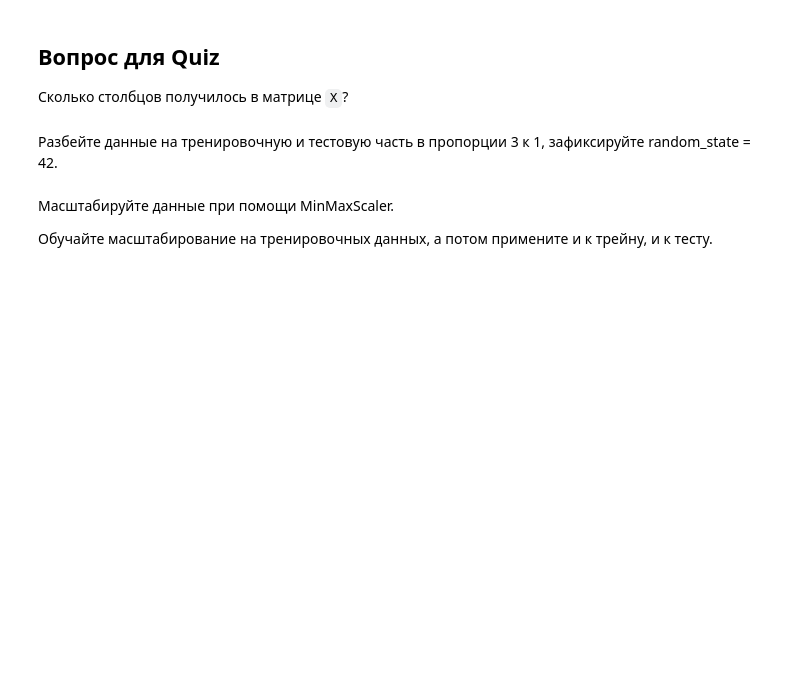
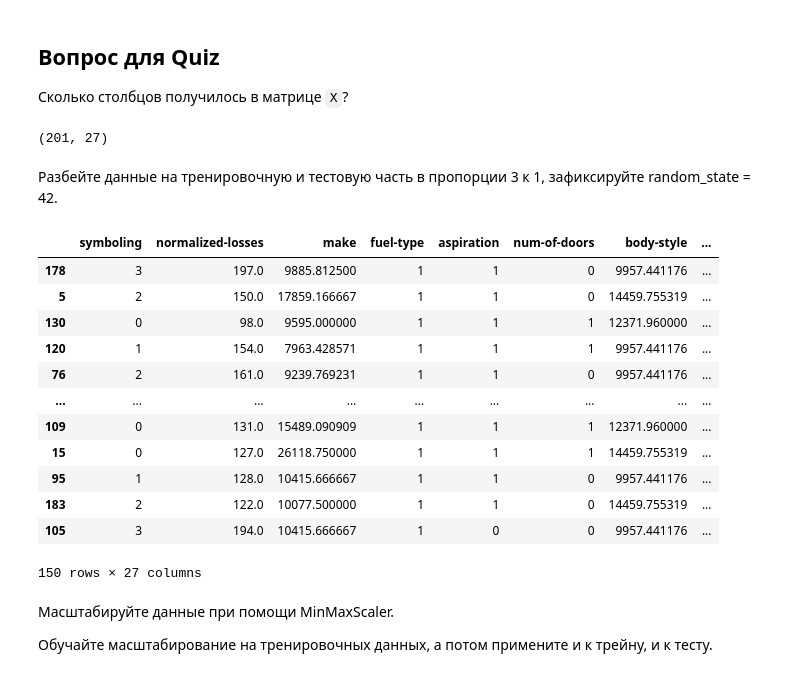
Before and after one commit to looee1q/PracticalML, a Jupyter notebook: Обработка_признаков.ipynb, the cells around one changed output. Saved outputs shown, nothing was run; the diff lists cells and outputs as text; code cells hidden in the pictures; blank space fills up the shorter version.

```diff
--- a/Обработка_признаков.ipynb
+++ b/Обработка_признаков.ipynb
@@ -288,4 +306,5 @@ AttributeError: 'super' object has no attribute '__sklearn_tags__'
 # %%
 from category_encoders.one_hot import OneHotEncoder
 
-# your code here
+one_hot_encoder = OneHotEncoder(cols = ["drive-wheels"])
+X = one_hot_encoder.fit_transform(X)
@@ -297,0 +337,3 @@ from category_encoders.one_hot import OneHotEncoder
+# %%
+trasform_num_of_cylinders = {"four" : 4, "six" : 6, "five" : 5, "two" : 2, "eight" : 8, "three" : 3, "twelve" : 12}
+X["num-of-cylinders"] = X["num-of-cylinders"].map(trasform_num_of_cylinders)
@@ -299,13 +353,9 @@ from category_encoders.one_hot import OneHotEncoder
 ## Вопрос для Quiz
 
 Сколько столбцов получилось в матрице `X`?
-# %%
-X['normalized-losses'] = X['normalized-losses'].astype(float)
-X['bore'] = X['bore'].astype(float)
-X['stroke'] = X['stroke'].astype(float)
-X['horsepower'] = X['horsepower'].astype(float)
-X['peak-rpm'] = X['peak-rpm'].astype(float)
-
-y = y.astype(float)
+# %%
+X.shape
+# %% [output]
+(201, 27)
 # %% [markdown]
 Разбейте данные на тренировочную и тестовую часть в пропорции 3 к 1, зафиксируйте random_state = 42.
@@ -316,3 +362,23 @@ from sklearn.model_selection import train_test_split
+# %%
+from sklearn.model_selection import train_test_split
+
+X_train, X_test, y_train, y_test = train_test_split(X, y, train_size=0.75, random_state=RANDOM_STATE)
+# %%
+pd.DataFrame(data = X_train, columns = X.columns)
+# %% [output]
+|  | symboling | normalized-losses | make | fuel-type | aspiration | num-of-doors | body-style | ... |
+| 178 | 3 | 197.0 | 9885.812500 | 1 | 1 | 0 | 9957.441176 | ... |
+| 5 | 2 | 150.0 | 17859.166667 | 1 | 1 | 0 | 14459.755319 | ... |
+| 130 | 0 | 98.0 | 9595.000000 | 1 | 1 | 1 | 12371.960000 | ... |
+| 120 | 1 | 154.0 | 7963.428571 | 1 | 1 | 1 | 9957.441176 | ... |
+| 76 | 2 | 161.0 | 9239.769231 | 1 | 1 | 0 | 9957.441176 | ... |
+| ... | ... | ... | ... | ... | ... | ... | ... | ... |
+| 109 | 0 | 131.0 | 15489.090909 | 1 | 1 | 1 | 12371.960000 | ... |
+| 15 | 0 | 127.0 | 26118.750000 | 1 | 1 | 1 | 14459.755319 | ... |
+| 95 | 1 | 128.0 | 10415.666667 | 1 | 1 | 0 | 9957.441176 | ... |
+| 183 | 2 | 122.0 | 10077.500000 | 1 | 1 | 0 | 14459.755319 | ... |
+| 105 | 3 | 194.0 | 10415.666667 | 1 | 0 | 0 | 9957.441176 | ... |
+150 rows × 27 columns
 # %% [markdown]
 Масштабируйте данные при помощи MinMaxScaler.
 
```
Also changed, not shown: parts of 18 cells of this notebook.
